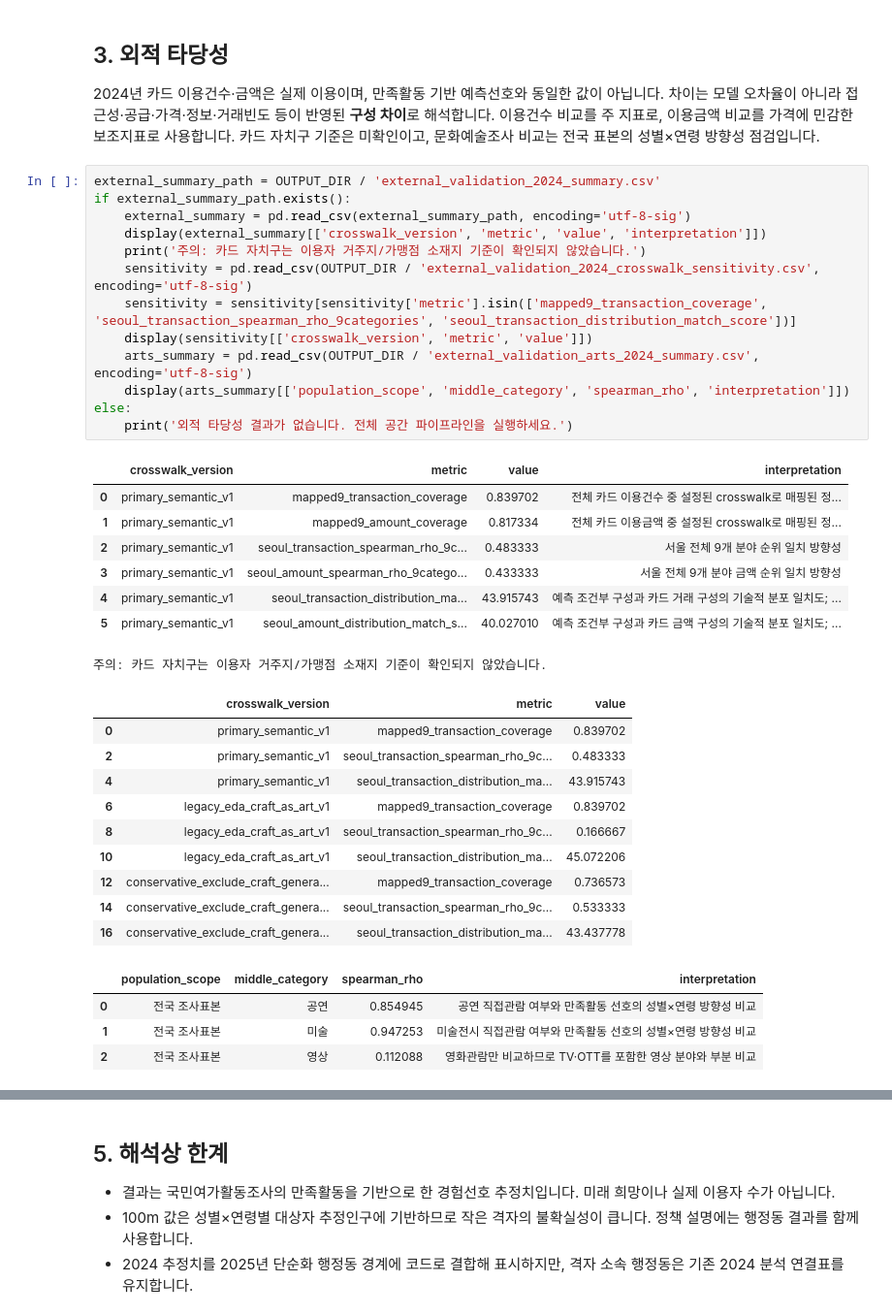
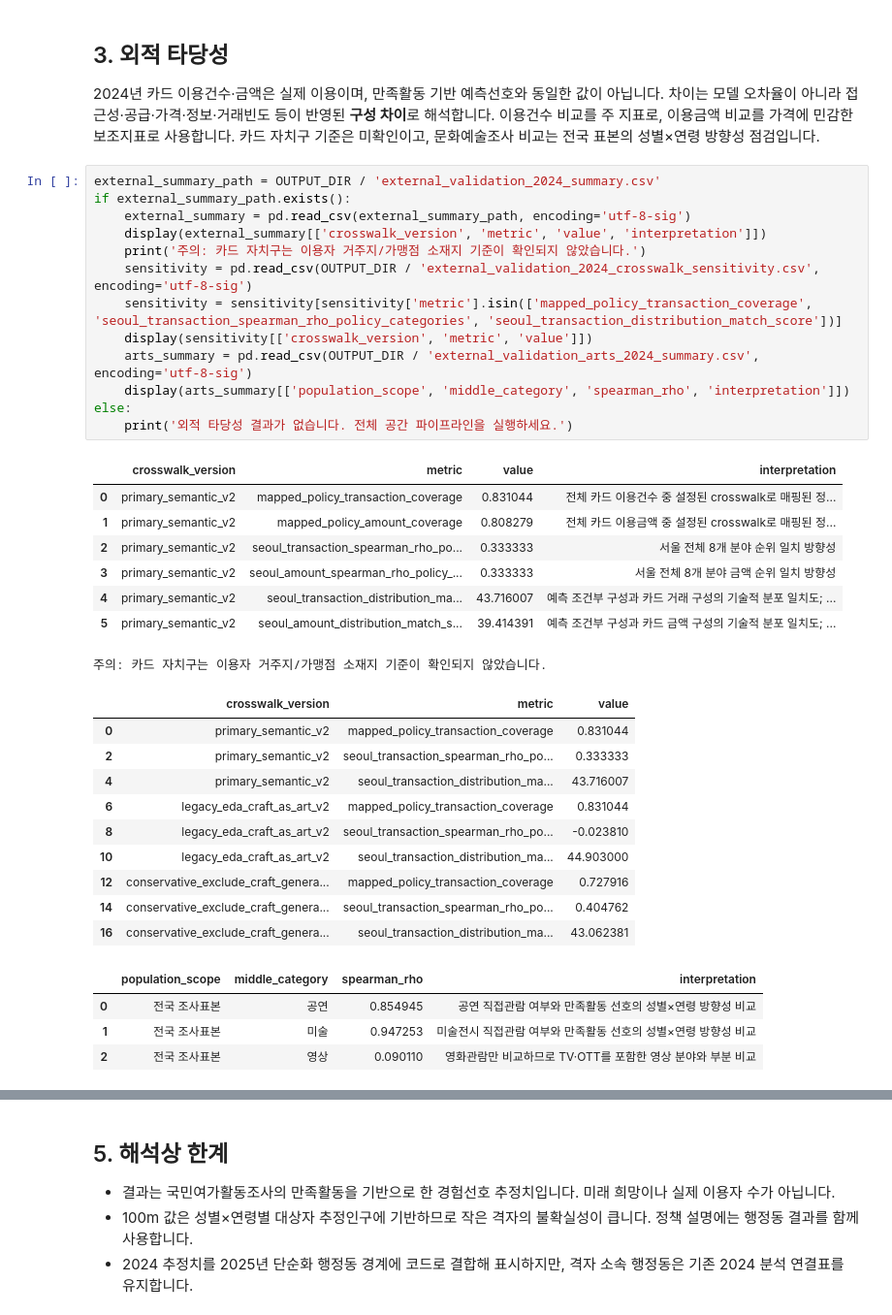
Before and after one commit to JHPark-kor/Oracle-Project, a Jupyter notebook: notebooks/exploratory_eda/kim_sunghyun/machine_learning/03_spatial_preference_application.ipynb, the cells around one changed output, grey strips where cells are left out. Shown at 97% size. Saved outputs shown, nothing was run; the diff lists cells and outputs as text.

```diff
--- a/notebooks/exploratory_eda/kim_sunghyun/machine_learning/03_spatial_preference_application.ipynb
+++ b/notebooks/exploratory_eda/kim_sunghyun/machine_learning/03_spatial_preference_application.ipynb
@@ -117,39 +116,39 @@ display(category_summary.rename(columns={'middle_category': '정책 분야'}))
 # %%
 external_summary_path = OUTPUT_DIR / 'external_validation_2024_summary.csv'
 if external_summary_path.exists():
     external_summary = pd.read_csv(external_summary_path, encoding='utf-8-sig')
     display(external_summary[['crosswalk_version', 'metric', 'value', 'interpretation']])
     print('주의: 카드 자치구는 이용자 거주지/가맹점 소재지 기준이 확인되지 않았습니다.')
     sensitivity = pd.read_csv(OUTPUT_DIR / 'external_validation_2024_crosswalk_sensitivity.csv', encoding='utf-8-sig')
-    sensitivity = sensitivity[sensitivity['metric'].isin(['mapped9_transaction_coverage', 'seoul_transaction_spearman_rho_9categories', 'seoul_transaction_distribution_match_score'])]
+    sensitivity = sensitivity[sensitivity['metric'].isin(['mapped_policy_transaction_coverage', 'seoul_transaction_spearman_rho_policy_categories', 'seoul_transaction_distribution_match_score'])]
     display(sensitivity[['crosswalk_version', 'metric', 'value']])
     arts_summary = pd.read_csv(OUTPUT_DIR / 'external_validation_arts_2024_summary.csv', encoding='utf-8-sig')
     display(arts_summary[['population_scope', 'middle_category', 'spearman_rho', 'interpretation']])
 else:
     print('외적 타당성 결과가 없습니다. 전체 공간 파이프라인을 실행하세요.')
 # %% [output]
 |  | crosswalk_version | metric | value | interpretation |
-| 0 | primary_semantic_v1 | mapped9_transaction_coverage | 0.839702 | 전체 카드 이용건수 중 설정된 crosswalk로 매핑된 정... |
-| 1 | primary_semantic_v1 | mapped9_amount_coverage | 0.817334 | 전체 카드 이용금액 중 설정된 crosswalk로 매핑된 정... |
-| 2 | primary_semantic_v1 | seoul_transaction_spearman_rho_9c... | 0.483333 | 서울 전체 9개 분야 순위 일치 방향성 |
-| 3 | primary_semantic_v1 | seoul_amount_spearman_rho_9catego... | 0.433333 | 서울 전체 9개 분야 금액 순위 일치 방향성 |
-| 4 | primary_semantic_v1 | seoul_transaction_distribution_ma... | 43.915743 | 예측 조건부 구성과 카드 거래 구성의 기술적 분포 일치도; ... |
-| 5 | primary_semantic_v1 | seoul_amount_distribution_match_s... | 40.027010 | 예측 조건부 구성과 카드 금액 구성의 기술적 분포 일치도; ... |
+| 0 | primary_semantic_v2 | mapped_policy_transaction_coverage | 0.831044 | 전체 카드 이용건수 중 설정된 crosswalk로 매핑된 정... |
+| 1 | primary_semantic_v2 | mapped_policy_amount_coverage | 0.808279 | 전체 카드 이용금액 중 설정된 crosswalk로 매핑된 정... |
+| 2 | primary_semantic_v2 | seoul_transaction_spearman_rho_po... | 0.333333 | 서울 전체 8개 분야 순위 일치 방향성 |
+| 3 | primary_semantic_v2 | seoul_amount_spearman_rho_policy_... | 0.333333 | 서울 전체 8개 분야 금액 순위 일치 방향성 |
+| 4 | primary_semantic_v2 | seoul_transaction_distribution_ma... | 43.716007 | 예측 조건부 구성과 카드 거래 구성의 기술적 분포 일치도; ... |
+| 5 | primary_semantic_v2 | seoul_amount_distribution_match_s... | 39.414391 | 예측 조건부 구성과 카드 금액 구성의 기술적 분포 일치도; ... |
 주의: 카드 자치구는 이용자 거주지/가맹점 소재지 기준이 확인되지 않았습니다.
 |  | crosswalk_version | metric | value |
-| 0 | primary_semantic_v1 | mapped9_transaction_coverage | 0.839702 |
-| 2 | primary_semantic_v1 | seoul_transaction_spearman_rho_9c... | 0.483333 |
-| 4 | primary_semantic_v1 | seoul_transaction_distribution_ma... | 43.915743 |
-| 6 | legacy_eda_craft_as_art_v1 | mapped9_transaction_coverage | 0.839702 |
-| 8 | legacy_eda_craft_as_art_v1 | seoul_transaction_spearman_rho_9c... | 0.166667 |
-| 10 | legacy_eda_craft_as_art_v1 | seoul_transaction_distribution_ma... | 45.072206 |
-| 12 | conservative_exclude_craft_genera... | mapped9_transaction_coverage | 0.736573 |
-| 14 | conservative_exclude_craft_genera... | seoul_transaction_spearman_rho_9c... | 0.533333 |
-| 16 | conservative_exclude_craft_genera... | seoul_transaction_distribution_ma... | 43.437778 |
+| 0 | primary_semantic_v2 | mapped_policy_transaction_coverage | 0.831044 |
+| 2 | primary_semantic_v2 | seoul_transaction_spearman_rho_po... | 0.333333 |
+| 4 | primary_semantic_v2 | seoul_transaction_distribution_ma... | 43.716007 |
+| 6 | legacy_eda_craft_as_art_v2 | mapped_policy_transaction_coverage | 0.831044 |
+| 8 | legacy_eda_craft_as_art_v2 | seoul_transaction_spearman_rho_po... | -0.023810 |
+| 10 | legacy_eda_craft_as_art_v2 | seoul_transaction_distribution_ma... | 44.903000 |
+| 12 | conservative_exclude_craft_genera... | mapped_policy_transaction_coverage | 0.727916 |
+| 14 | conservative_exclude_craft_genera... | seoul_transaction_spearman_rho_po... | 0.404762 |
+| 16 | conservative_exclude_craft_genera... | seoul_transaction_distribution_ma... | 43.062381 |
 |  | population_scope | middle_category | spearman_rho | interpretation |
 | 0 | 전국 조사표본 | 공연 | 0.854945 | 공연 직접관람 여부와 만족활동 선호의 성별×연령 방향성 비교 |
 | 1 | 전국 조사표본 | 미술 | 0.947253 | 미술전시 직접관람 여부와 만족활동 선호의 성별×연령 방향성 비교 |
-| 2 | 전국 조사표본 | 영상 | 0.112088 | 영화관람만 비교하므로 TV·OTT를 포함한 영상 분야와 부분 비교 |
+| 2 | 전국 조사표본 | 영상 | 0.090110 | 영화관람만 비교하므로 TV·OTT를 포함한 영상 분야와 부분 비교 |
 # %% [markdown]
 ## 4. 인터랙티브 지도
 
```
Also changed, not shown: parts of 6 cells of this notebook, 22 other files.
